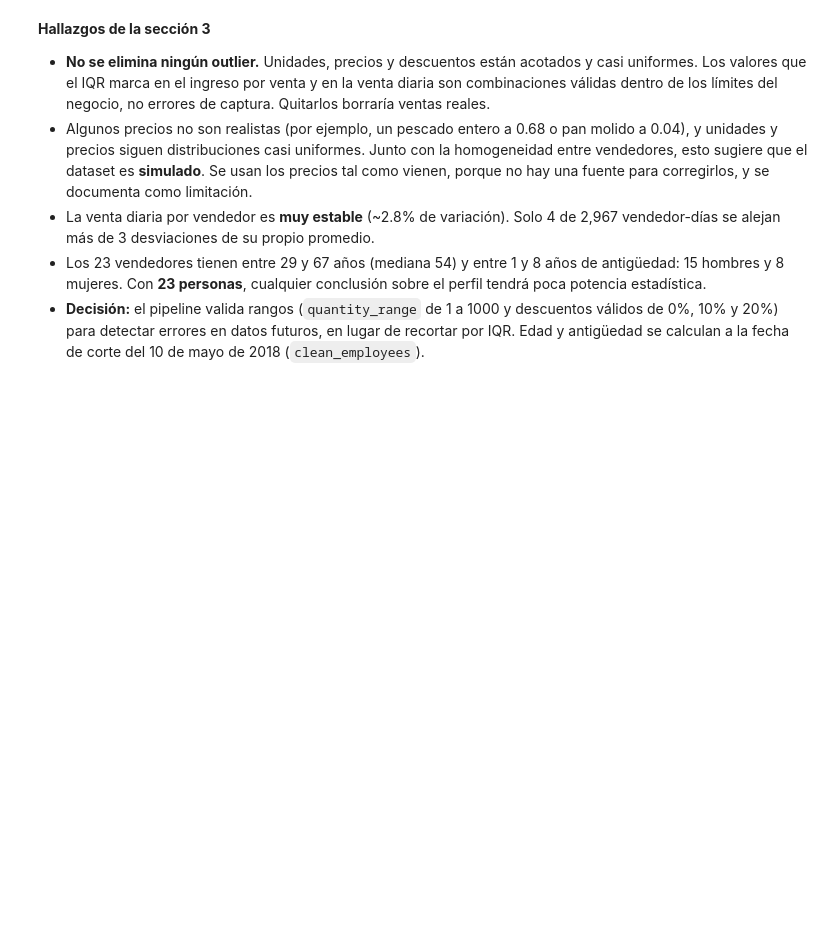
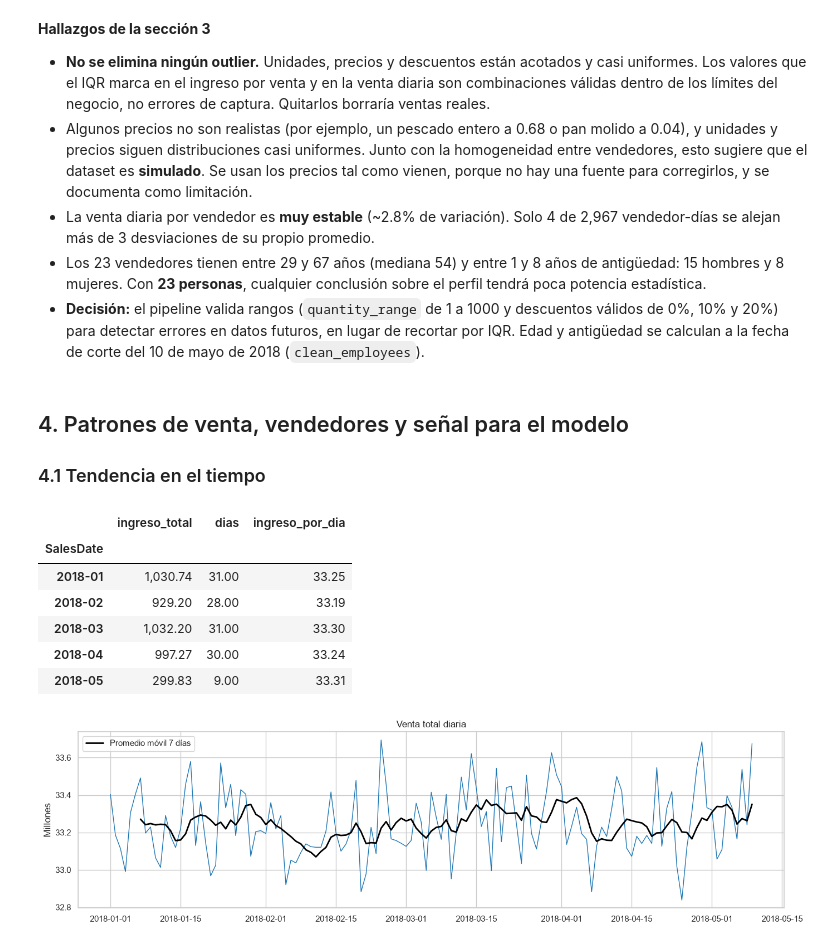
Before and after one commit to Cynthiss/ML-Proyecto-Final, a Jupyter notebook: notebooks/01_exploracion.ipynb, the cells around one changed output. Saved outputs shown, nothing was run; the diff lists cells and outputs as text; code cells hidden in the pictures; blank space fills up the shorter version.

Commit message:
Update 01_exploracion.ipynb
Patrones en el tiempo, diferencias entre vendedores, efecto de los descuentos y autocorrelación para el modelo

```diff
--- a/notebooks/01_exploracion.ipynb
+++ b/notebooks/01_exploracion.ipynb
@@ -494,3 +494,38 @@ employees[["Age", "TenureYears"]].describe().T
 - La venta diaria por vendedor es **muy estable** (~2.8% de variación). Solo 4 de 2,967 vendedor-días se alejan más de 3 desviaciones de su propio promedio.
 - Los 23 vendedores tienen entre 29 y 67 años (mediana 54) y entre 1 y 8 años de antigüedad: 15 hombres y 8 mujeres. Con **23 personas**, cualquier conclusión sobre el perfil tendrá poca potencia estadística.
 - **Decisión:** el pipeline valida rangos (`quantity_range` de 1 a 1000 y descuentos válidos de 0%, 10% y 20%) para detectar errores en datos futuros, en lugar de recortar por IQR. Edad y antigüedad se calculan a la fecha de corte del 10 de mayo de 2018 (`clean_employees`).
+# %% [markdown]
+## 4. Patrones de venta, vendedores y señal para el modelo
+
+### 4.1 Tendencia en el tiempo
+# %%
+daily = df.groupby(df["SalesDate"].dt.normalize())["Revenue"].sum() / 1e6
+
+fig, ax = plt.subplots(figsize=(14, 4))
+ax.plot(daily.index, daily.to_numpy(), color="tab:blue", lw=1)
+ax.plot(
+    daily.index,
+    daily.rolling(7).mean().to_numpy(),
+    color="black",
+    lw=2,
+    label="Promedio móvil 7 días",
+)
+ax.set_title("Venta total diaria")
+ax.set_ylabel("Millones")
+ax.legend()
+fig.tight_layout()
+
+monthly = df.groupby(df["SalesDate"].dt.to_period("M")).agg(
+    ingreso_total=("Revenue", "sum"), dias=("SalesDate", lambda s: s.dt.date.nunique())
+)
+monthly["ingreso_por_dia"] = monthly["ingreso_total"] / monthly["dias"]
+monthly / [1e6, 1, 1e6]
+# %% [output]
+|  | ingreso_total | dias | ingreso_por_dia |
+| SalesDate |  |  |  |
+| 2018-01 | 1,030.74 | 31.00 | 33.25 |
+| 2018-02 | 929.20 | 28.00 | 33.19 |
+| 2018-03 | 1,032.20 | 31.00 | 33.30 |
+| 2018-04 | 997.27 | 30.00 | 33.24 |
+| 2018-05 | 299.83 | 9.00 | 33.31 |
+[figure, added]
```
Also changed, not shown: parts of 13 cells of this notebook.
